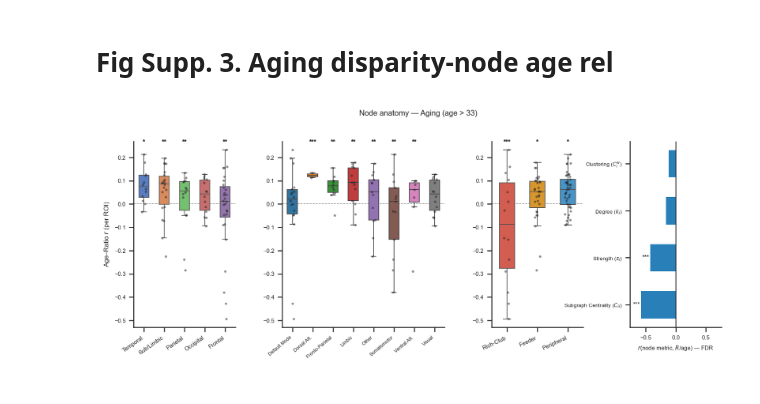
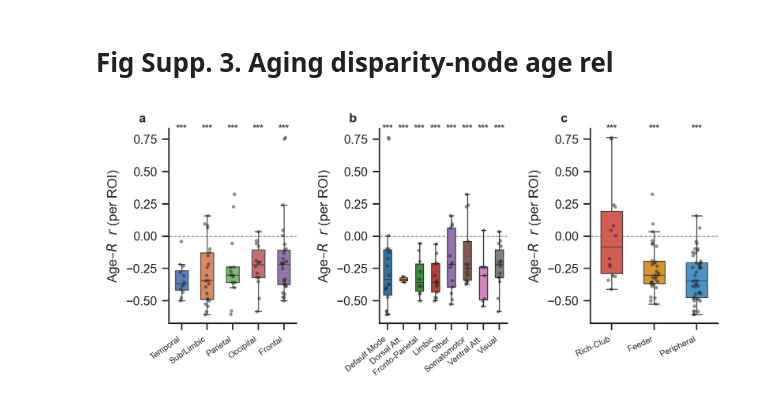
Before and after one commit to alexdeharo269/NetLearn, a Jupyter notebook: firstpart.ipynb, the cells around one changed output. Drawn from its saved outputs; the diff is of its cells as text; code cells hidden in the pictures.

Commit message:
figuras SI

```diff
--- a/firstpart.ipynb
+++ b/firstpart.ipynb
@@ -1535,19 +1500,43 @@ Subgraph Centrality ($C_{ii}$) & 0.666 & 0.000 \\
 # Supplementary
 # %% [markdown]
 # Fig Supp. 3. Aging disparity-node age rel
-# %%
-
-# ══════════════════════════════════════════════════════════════════════
-# FIGURA SUPLEMENTARIA — aging
-# ══════════════════════════════════════════════════════════════════════
-fig_s, axes_s = plt.subplots(1, 4, figsize=(11, 3.5),
-                              gridspec_kw={'width_ratios':[1,1.6,0.9,0.9],
-                                           'wspace':0.42})
-fig_s.suptitle(f'Node anatomy — Aging (age > {AGE_SPLIT})',
-               fontsize=8, y=1.01)
-draw_bottom_row(list(axes_s), df_age, hr_age)
-
-plt.savefig('borradorv2/fig2_supp_aging.pdf', bbox_inches='tight', dpi=300)
-plt.show()
-# %% [output]
-[figure, removed]
+# %%
+# ══════════════════════════════════════════════════════════════════════
+# SI FIGURE — Regional decomposition + FULL disparity horse race (dev)
+# ══════════════════════════════════════════════════════════════════════
+fig_si = plt.figure(figsize=(7.0,2.5))
+gs = gridspec.GridSpec(1, 3, figure=fig_si, wspace=0.65, hspace=0.75)
+ax_e, ax_f = fig_si.add_subplot(gs[0,0]), fig_si.add_subplot(gs[0,1])
+ax_g = fig_si.add_subplot(gs[0,2])
+
+for ax, col, order, pal, rot in [
+    (ax_e, 'Lobe', LOBE_ORDER, LOBE_PAL, 35),
+    (ax_f, 'Yeo7', YEO_ORDER,  YEO_PAL,  40),
+    (ax_g, 'Club', CLUB_ORDER, CLUB_PAL, 25),
+]:
+    sns.boxplot(data=df_dev, x=col, y='r', order=order,
+                palette=pal, hue=col, legend=False, ax=ax, **BOX_KW)
+    sns.stripplot(data=df_dev, x=col, y='r', order=order, ax=ax, **STRIP_KW)
+    ax.axhline(0, ls='--', lw=0.6, color='grey', zorder=1)
+    ax.set_xlabel('')
+    ax.set_xticks(range(len(order)))
+    ax.set_xticklabels(order, rotation=rot, ha='right',
+                       fontsize=6)
+    ax.set_ylabel(r'Age–$R$  $r$ (per ROI)')
+    sns.despine(ax=ax)
+
+ymin = min(a.get_ylim()[0] for a in (ax_e, ax_f, ax_g))
+ymax = max(a.get_ylim()[1] for a in (ax_e, ax_f, ax_g))
+for a in (ax_e, ax_f, ax_g): a.set_ylim(ymin, ymax)
+for ax, col, order in [(ax_e,'Lobe',LOBE_ORDER),(ax_f,'Yeo7',YEO_ORDER),(ax_g,'Club',CLUB_ORDER)]:
+    add_stars(ax, df_dev, col, order)
+
+
+for ax, lab in zip([ax_e, ax_f, ax_g], 'abc'):
+    ax.text(-0.18, 1.08, lab, transform=ax.transAxes,
+            fontsize=9, fontweight='bold', va='top', ha='right')
+
+fig_si.savefig('borradorv2/figSI_Y_horserace.pdf', bbox_inches='tight', dpi=300)
+plt.show()
+# %% [output]
+[figure, added]
```
Also changed, not shown: parts of 8 cells of this notebook, 2 other files.
